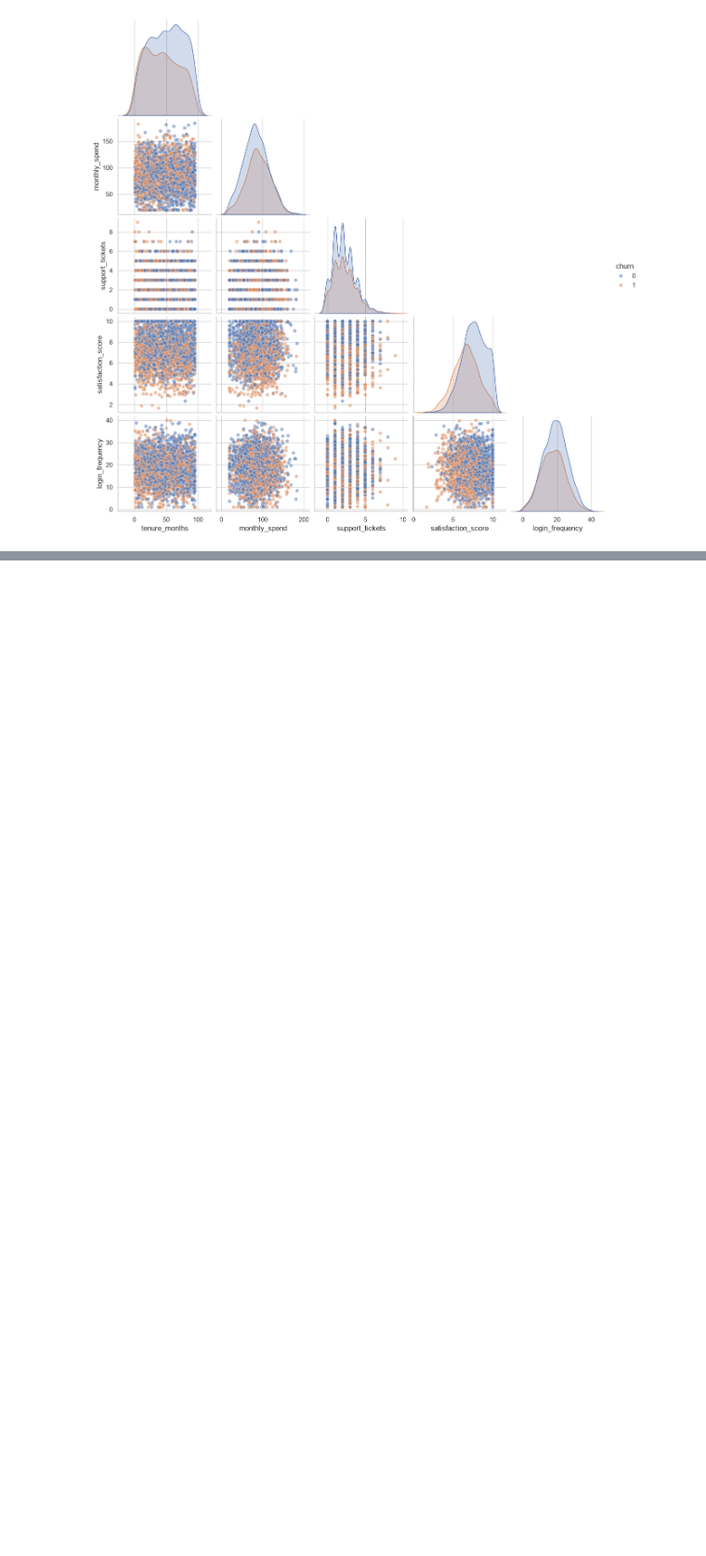
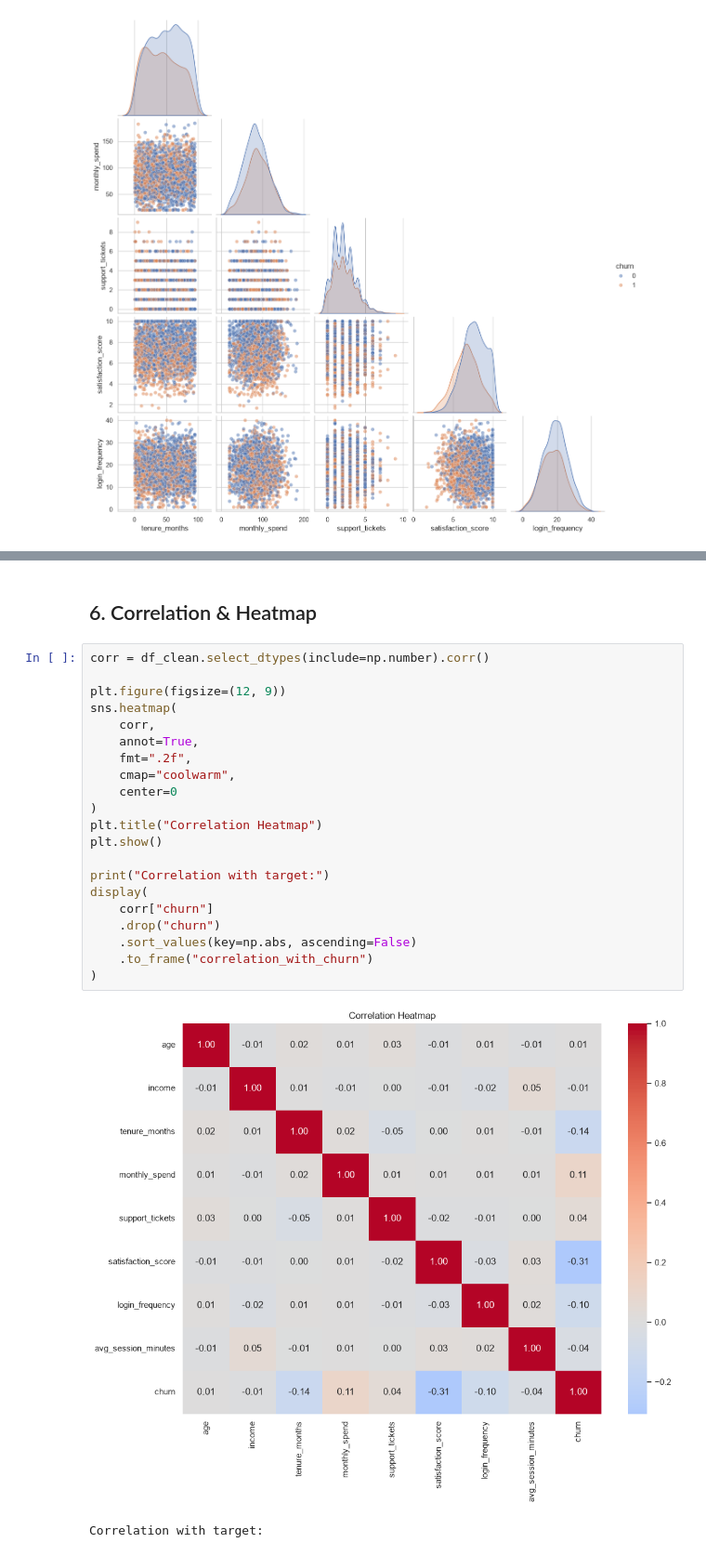
Before and after one commit to Princeg1204/AI_ML_Training, a Jupyter notebook: Jupyter_5/End_to_End_ML_Pipeline.ipynb, the cells around one changed output, grey strips where cells are left out. Shown at 93% size. Cells and saved outputs as stored; diff of their text form; blank space fills up the shorter version.

```diff
--- a/Jupyter_5/End_to_End_ML_Pipeline.ipynb
+++ b/Jupyter_5/End_to_End_ML_Pipeline.ipynb
@@ -476,0 +505,26 @@ plt.show()
+# %% [markdown]
+## 6. Correlation & Heatmap
+# %%
+corr = df_clean.select_dtypes(include=np.number).corr()
+
+plt.figure(figsize=(12, 9))
+sns.heatmap(
+    corr,
+    annot=True,
+    fmt=".2f",
+    cmap="coolwarm",
+    center=0
+)
+plt.title("Correlation Heatmap")
+plt.show()
+
+print("Correlation with target:")
+display(
+    corr["churn"]
+    .drop("churn")
+    .sort_values(key=np.abs, ascending=False)
+    .to_frame("correlation_with_churn")
+)
+# %% [output]
+[figure, added]
+Correlation with target:
```
Also changed, not shown: parts of 3 cells of this notebook.
